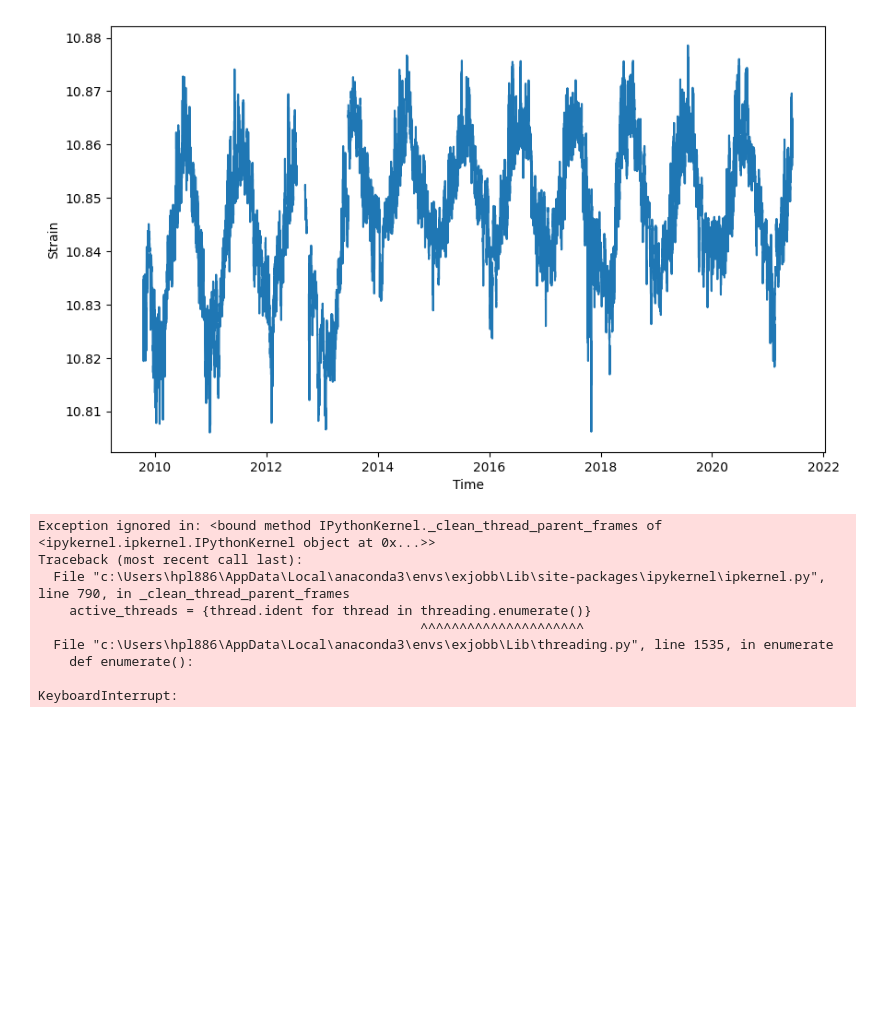
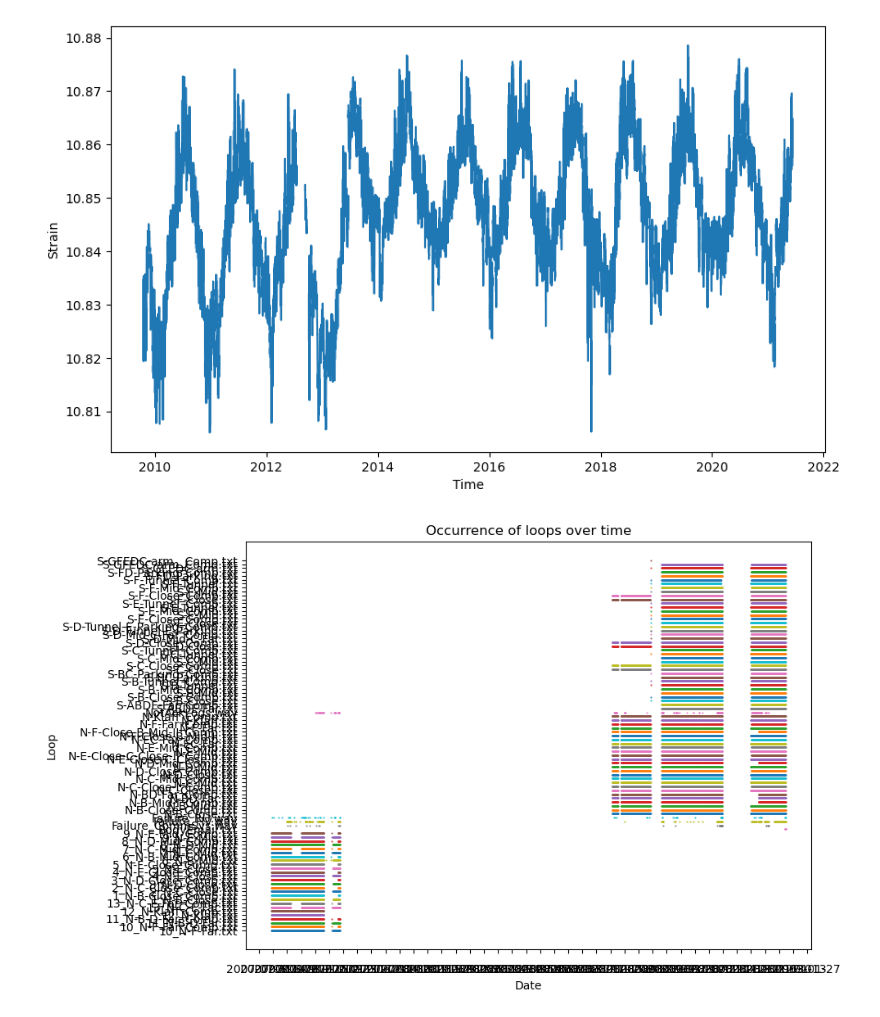
Before and after one commit to viktorkjellsson/Exjobb, a Jupyter notebook: labbet.ipynb, the cells around one changed output. Saved outputs shown, nothing was run; the diff lists cells and outputs as text; code cells hidden in the pictures; blank space fills up the shorter version.

```diff
--- a/labbet.ipynb
+++ b/labbet.ipynb
@@ -289,43 +289,41 @@ plt.show()
 # %%
 import pandas as pd
 import datetime as datetime
 import matplotlib.pyplot as plt
+import matplotlib.dates as mdates
 
 df = pd.read_csv('GÄB/filelist.txt', delimiter=',', header=None)
 df.rename(columns={df.columns[0]: 'Date_path'}, inplace=True)
 df['Datetime'] = pd.to_datetime(df['Date_path'], format='%Y%m%d%H%M%S')
 df.rename(columns={df.columns[1]: 'Loop'}, inplace=True)
 df = df[['Date_path', 'Datetime', 'Loop']]
-# df = df.head(10000)
-
+df = df.head(100000)
 
 groups = df.groupby('Loop')
 indices_dict = groups.indices
 
 plt.figure(figsize=(10, 6))
 for key, indices in indices_dict.items():
     scatter_data = df.loc[indices, ['Datetime', 'Loop']]
     plt.scatter(scatter_data['Datetime'], scatter_data['Loop'], label=key, marker='.', s=1)
 
-# set_yticks(range(len(indices_dict)))
-# set_yticklabels(indices_dict.keys())
+plt.yticks(range(len(indices_dict)))
+
+# Set the x-axis to display fewer ticks and format the date labels
+plt.gca().xaxis.set_major_locator(mdates.WeekdayLocator(interval=2))  # Adjust interval as needed
+plt.gca().xaxis.set_major_formatter(mdates.DateFormatter('%Y-%m-%d'))
+
+# Adjust layout to ensure all labels fit without rotation
+plt.gca().tick_params(axis='x', which='major', pad=10)
+
 plt.xlabel('Date')
 plt.ylabel('Loop')
-plt.title('Occurence of loops over time')
+plt.title('Occurrence of loops over time')
+
+# Ensure labels fit well
+plt.tight_layout()
 
 # Display the plot
 plt.show()
-
-# for loop, indices in indices_dict.items():
-#     scatter_data = df.loc[indices, ['Datetime', 'Loop']]
-#     scatter_data.plot(x='Datetime', y='Loop', kind='scatter')
 # %% [output]
-Exception ignored in: <bound method IPythonKernel._clean_thread_parent_frames of <ipykernel.ipkernel.IPythonKernel object at 0x...>>
-Traceback (most recent call last):
-  File "c:\Users\hpl886\AppData\Local\anaconda3\envs\exjobb\Lib\site-packages\ipykernel\ipkernel.py", line 790, in _clean_thread_parent_frames
-    active_threads = {thread.ident for thread in threading.enumerate()}
-                                                 ^^^^^^^^^^^^^^^^^^^^^
-  File "c:\Users\hpl886\AppData\Local\anaconda3\envs\exjobb\Lib\threading.py", line 1535, in enumerate
-    def enumerate():
-
-KeyboardInterrupt:
+[figure, added]
```
Also changed, not shown: parts of 4 cells of this notebook, 2 other files.
